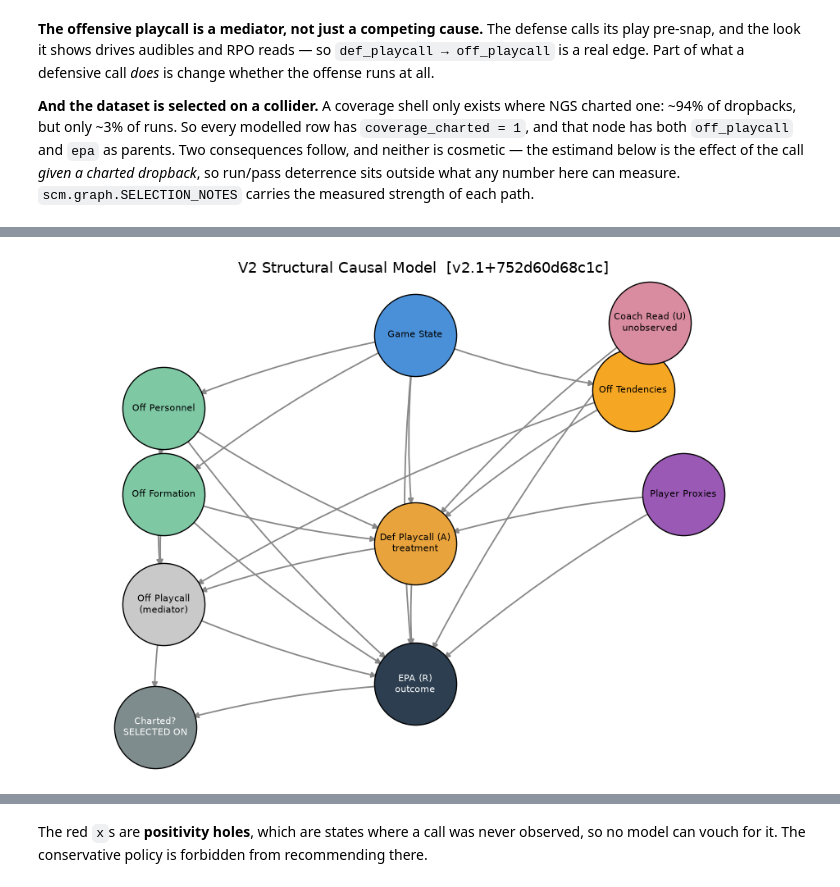
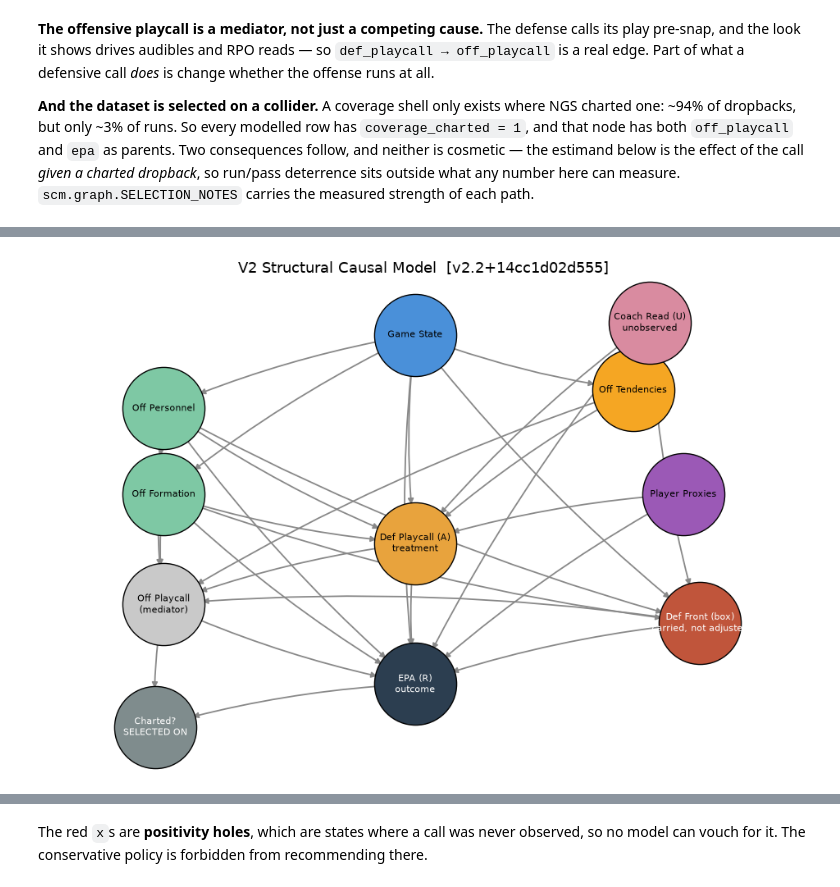
Before and after one commit to pendsec/nfl-playcalling, a Jupyter notebook: notebooks/v2_pipeline_walkthrough.ipynb, the cells around one changed output, grey strips where cells are left out. Saved outputs shown, nothing was run; the diff lists cells and outputs as text; code cells hidden in the pictures.

```diff
--- a/notebooks/v2_pipeline_walkthrough.ipynb
+++ b/notebooks/v2_pipeline_walkthrough.ipynb
@@ -139,38 +157,39 @@ V2 SCM [v2.1+752d60d68c1c]: treatment=def_playcall, outcome=epa
 #     run/pass choice is a genuine MEDIATOR, not just a competing cause.
 #   ... -> coverage_charted       — the node the dataset is SELECTED on. It has
 #     both off_playcall and epa as parents, which makes it a collider.
 pos = {"game_state": (0, 3), "off_personnel": (-3, 1.8), "off_formation": (-3, 0.4),
        "off_tendencies": (2.6, 2.1), "player_proxies": (3.2, 0.4),
        "coach_read": (2.8, 3.2), "off_playcall": (-3, -1.4),
        "def_playcall": (0, -0.4), "epa": (0, -2.7),
-       "coverage_charted": (-3.1, -3.4)}
+       "coverage_charted": (-3.1, -3.4), "def_front": (3.4, -1.7)}
 labels = {"game_state": "Game State", "off_personnel": "Off Personnel",
           "off_formation": "Off Formation", "off_tendencies": "Off Tendencies",
           "player_proxies": "Player Proxies", "coach_read": "Coach Read (U)\nunobserved",
           "off_playcall": "Off Playcall\n(mediator)", "def_playcall": "Def Playcall (A)\ntreatment",
           "epa": "EPA (R)\noutcome",
-          "coverage_charted": "Charted?\nSELECTED ON"}
+          "coverage_charted": "Charted?\nSELECTED ON",
+          "def_front": "Def Front (box)\ncarried, not adjusted"}
 colors = {"game_state": "#4A90D9", "off_personnel": "#7EC8A4", "off_formation": "#7EC8A4",
           "off_tendencies": "#F5A623", "player_proxies": "#9B59B6",
           "coach_read": "#D98BA0", "off_playcall": "#C9C9C9",
           "def_playcall": "#E8A33D", "epa": "#2C3E50",
-          "coverage_charted": "#7F8C8D"}
+          "coverage_charted": "#7F8C8D", "def_front": "#C0553B"}
 fig, ax = plt.subplots(figsize=(9.5, 6.5))
 for s, t in scm.EDGES:
     x0, y0 = pos[s]; x1, y1 = pos[t]
     ax.annotate("", xy=(x1, y1), xytext=(x0, y0), zorder=1,
                 arrowprops=dict(arrowstyle="-|>", lw=1.3, color="#888",
                                 shrinkA=34, shrinkB=34,
                                 connectionstyle="arc3,rad=0.06"))
 for n, (x, y) in pos.items():
-    fc = "white" if n in ("epa", "coverage_charted") else "k"
+    fc = "white" if n in ("epa", "coverage_charted", "def_front") else "k"
     ax.scatter([x], [y], s=5200, c=colors[n], zorder=3, edgecolors="k")
     ax.text(x, y, labels[n], ha="center", va="center", fontsize=8, color=fc, zorder=4)
 ax.set_xlim(-4.4, 4.6); ax.set_ylim(-4.1, 3.9); ax.axis("off")
 ax.set_title(f"V2 Structural Causal Model  [{scm.version_tag()}]", fontsize=13)
 plt.tight_layout(); plt.show()
 # %% [output]
-[figure, old version]
+[figure, new version]
 # %%
 # DoWhy: confirm the effect is backdoor-identified by the adjustment set.
 model = identify.build_causal_model(train)
```
Also changed, not shown: parts of 22 cells of this notebook, 17 other files.
